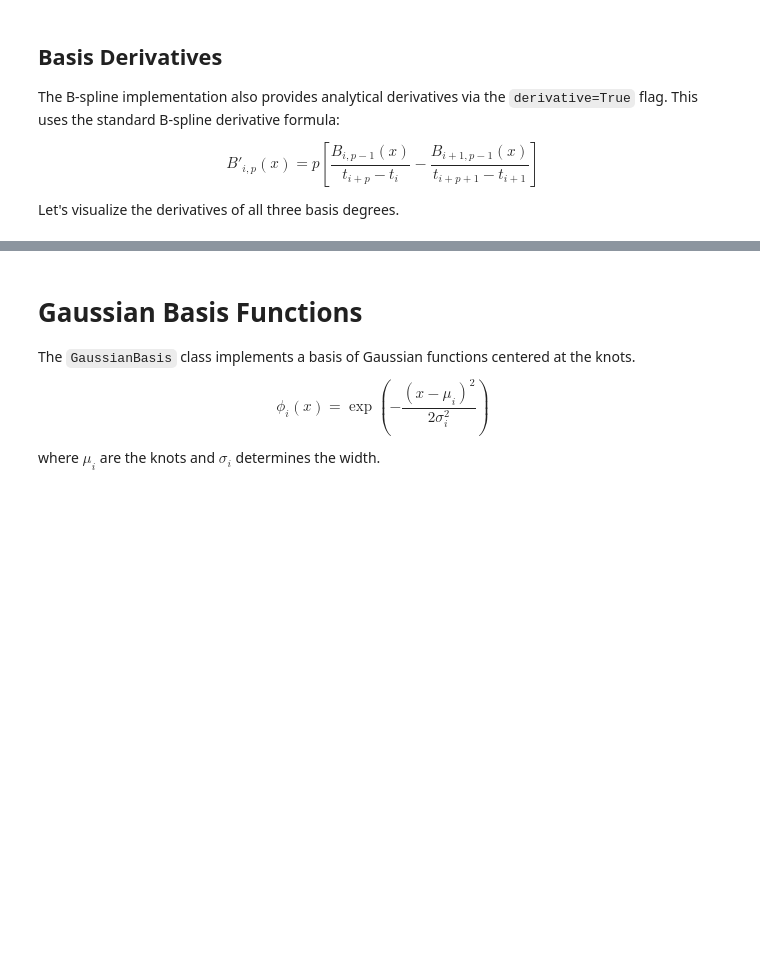
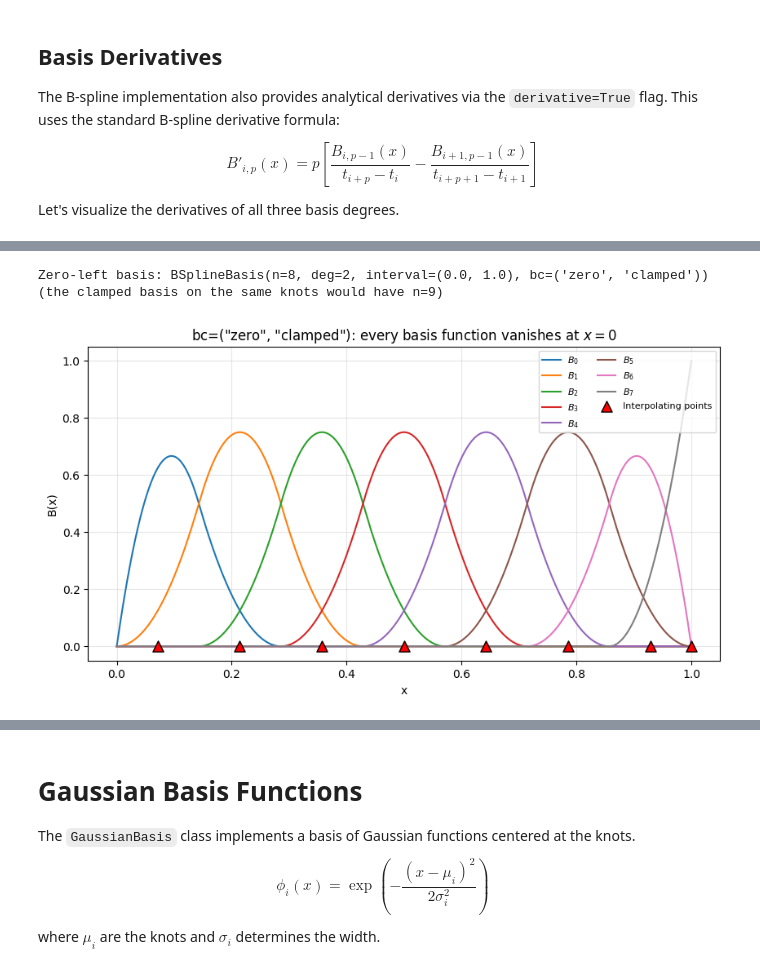
Before and after one commit to ion-g-ion/torchTT, a Jupyter notebook: examples/basis.ipynb, the cells around one changed output, grey strips where cells are left out. Drawn from its saved outputs; the diff is of its cells as text; code cells hidden in the pictures; blank space fills up the shorter version.

```diff
--- a/examples/basis.ipynb
+++ b/examples/basis.ipynb
@@ -233,0 +286,25 @@ plt.show()
+# %%
+# --- Example 1: zero boundary at the left end ---
+knots = torch.linspace(0, 1, 8)
+basis_zero = BSplineBasis(knots, deg=2, bc=("zero", "clamped"))
+print(f"Zero-left basis: {basis_zero}")
+print(f"(the clamped basis on the same knots would have n={len(knots) + 2 - 1})")
+
+x = torch.linspace(0, 1, 500, dtype=torch.float64)
+B_zero = basis_zero(x)
+pts_zero, _ = basis_zero.interpolating_points()
+
+plt.figure(figsize=(10, 5))
+for i in range(basis_zero.n):
+    plt.plot(x.numpy(), B_zero[i].numpy(), label=f'$B_{{{i}}}$')
+plt.scatter(pts_zero.numpy(), torch.zeros_like(pts_zero).numpy(), s=90, c='red', marker='^',
+            zorder=5, edgecolors='black', label='Interpolating points')
+plt.title('bc=("zero", "clamped"): every basis function vanishes at $x=0$')
+plt.xlabel('x')
+plt.ylabel('B(x)')
+plt.legend(loc='upper right', fontsize=8, ncol=2)
+plt.show()
+# %% [output]
+Zero-left basis: BSplineBasis(n=8, deg=2, interval=(0.0, 1.0), bc=('zero', 'clamped'))
+(the clamped basis on the same knots would have n=9)
+[figure, added]
```
Also changed, not shown: parts of 13 cells of this notebook, 18 other files.
